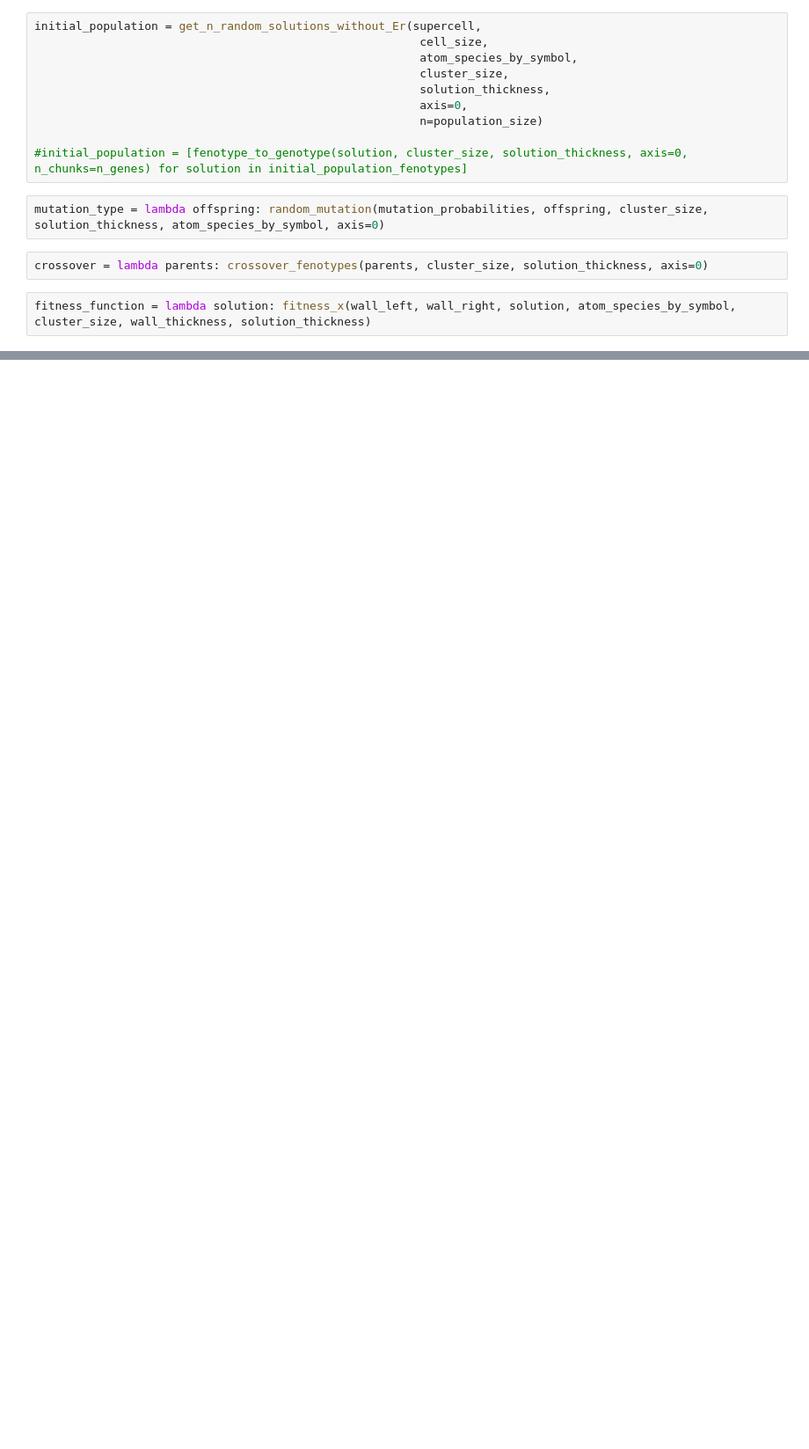
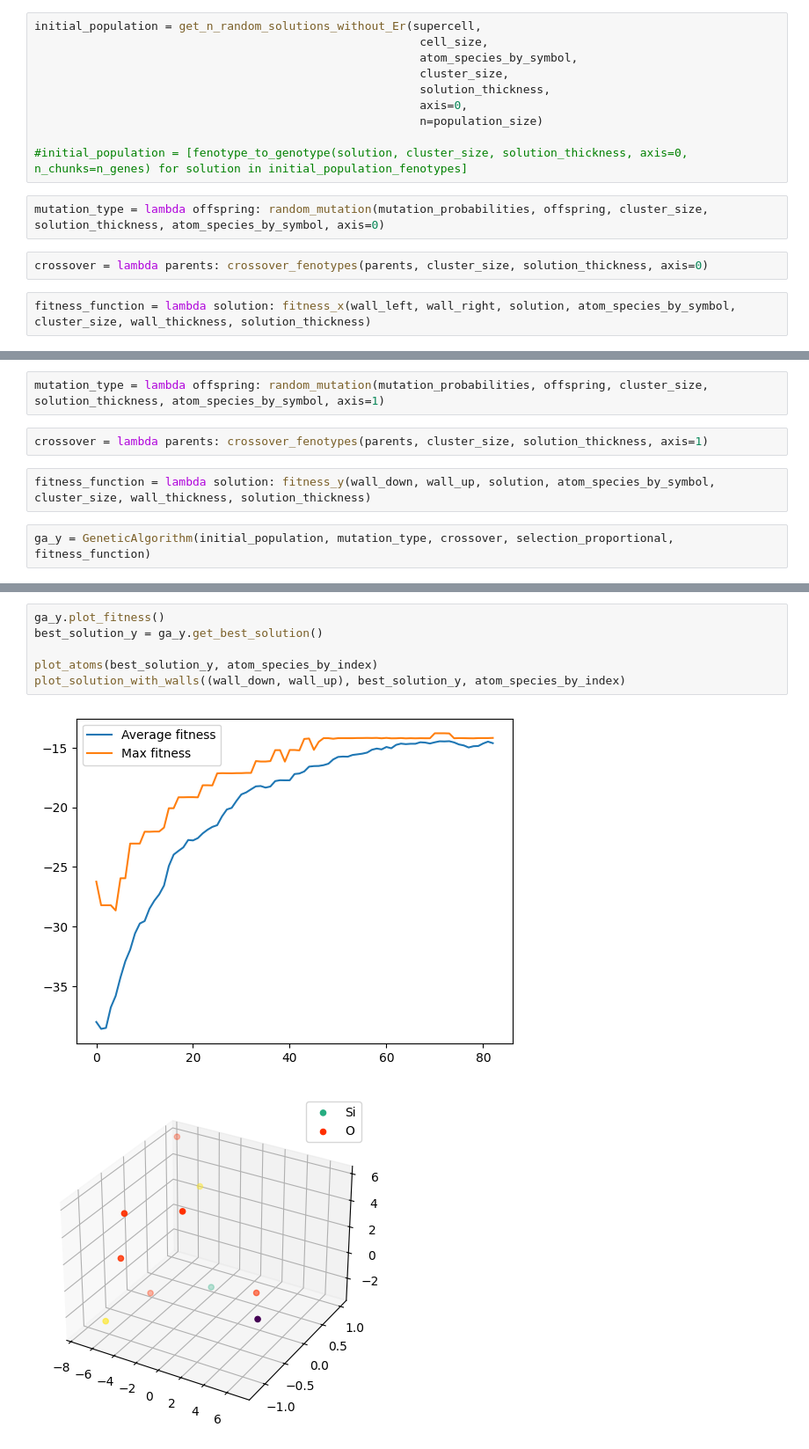
Before and after one commit to tyrrr-aj/glass-cluster, a Jupyter notebook: glass-evolution.ipynb, the cells around one changed output, grey strips where cells are left out. Shown: that part at 88% size. Drawn from its saved outputs; the diff is of its cells as text; blank space fills up the shorter version.

```diff
--- a/glass-evolution.ipynb
+++ b/glass-evolution.ipynb
@@ -649,0 +662,8 @@ plot_solution_with_walls((wall_left, wall_right), best_solution, atom_species_by
+# %%
+mutation_type = lambda offspring: random_mutation(mutation_probabilities, offspring, cluster_size, solution_thickness, atom_species_by_symbol, axis=1)
+# %%
+crossover = lambda parents: crossover_fenotypes(parents, cluster_size, solution_thickness, axis=1)
+# %%
+fitness_function = lambda solution: fitness_y(wall_down, wall_up, solution, atom_species_by_symbol, cluster_size, wall_thickness, solution_thickness)
+# %%
+ga_y = GeneticAlgorithm(initial_population, mutation_type, crossover, selection_proportional, fitness_function)
@@ -649,0 +677,9 @@ plot_solution_with_walls((wall_left, wall_right), best_solution, atom_species_by
+# %%
+ga_y.plot_fitness()
+best_solution_y = ga_y.get_best_solution()
+
+plot_atoms(best_solution_y, atom_species_by_index)
+plot_solution_with_walls((wall_down, wall_up), best_solution_y, atom_species_by_index)
+# %% [output]
+[figure, added]
+[figure, added]
```
Also changed, not shown: parts of 24 cells of this notebook.
